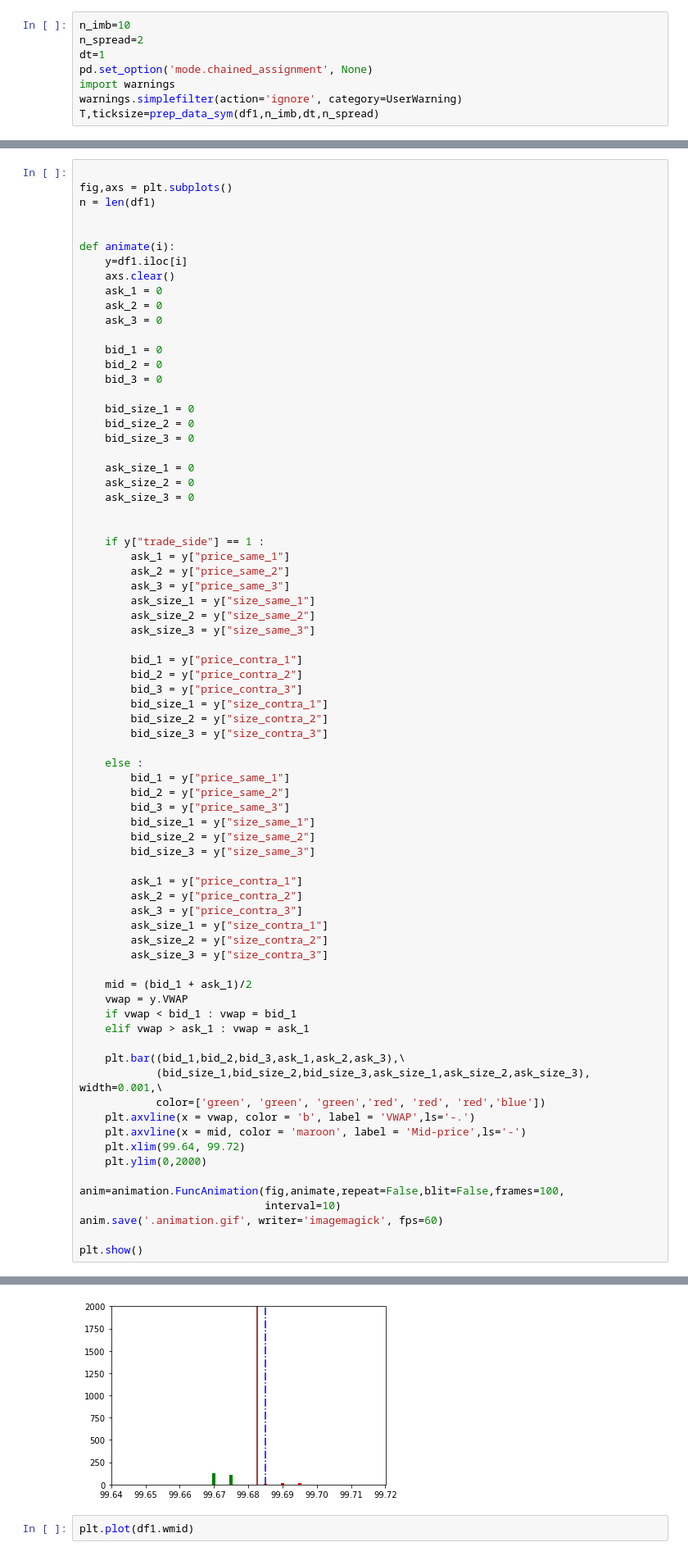
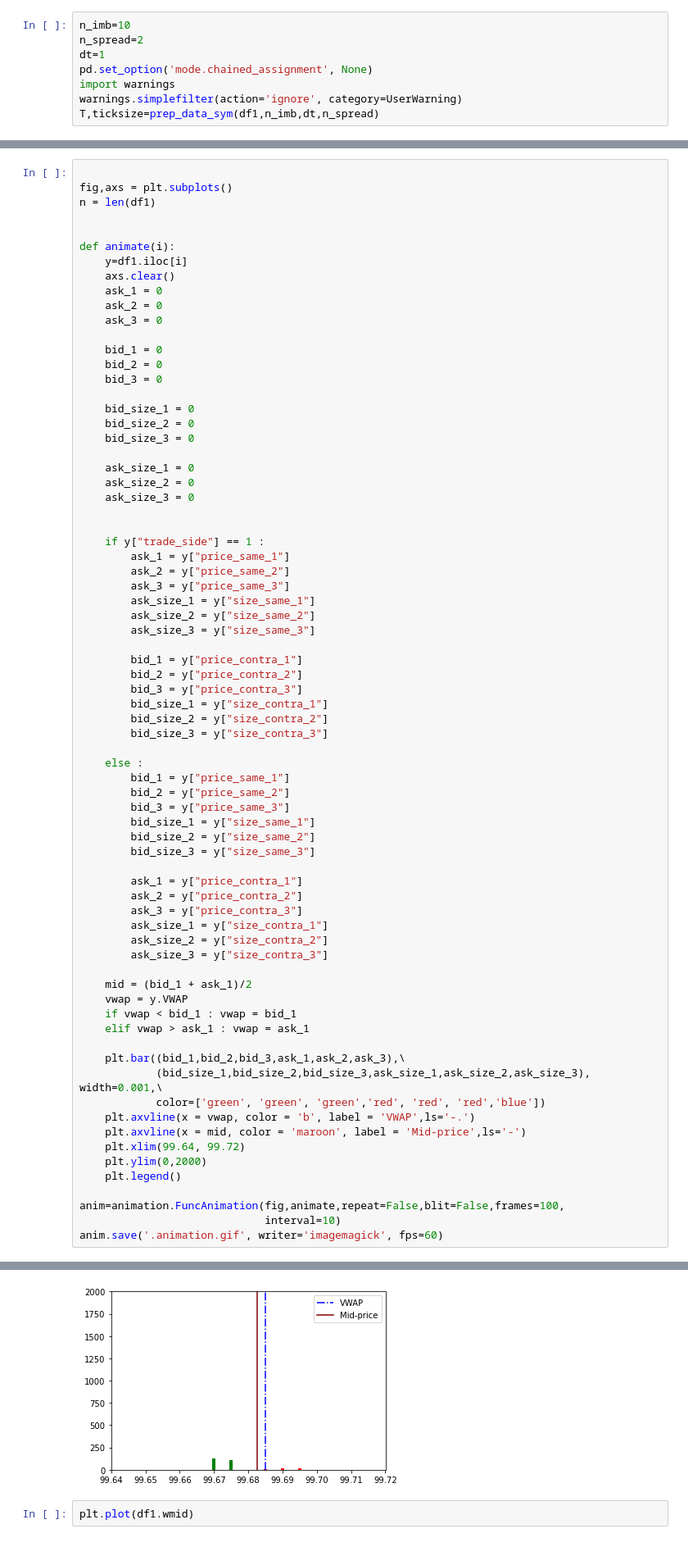
Before and after one commit to saranshss/MicroPrice, a Jupyter notebook: SR1_basic_saransh.ipynb, the cells around one changed output, grey strips where cells are left out. Shown at 82% size. Saved outputs shown, nothing was run; the diff lists cells and outputs as text.

```diff
--- a/SR1_basic_saransh.ipynb
+++ b/SR1_basic_saransh.ipynb
@@ -446,36 +446,35 @@ def animate(i):
         bid_3 = y["price_same_3"]
         bid_size_1 = y["size_same_1"]
         bid_size_2 = y["size_same_2"]
         bid_size_3 = y["size_same_3"]
 
         ask_1 = y["price_contra_1"]
         ask_2 = y["price_contra_2"]
         ask_3 = y["price_contra_3"]
         ask_size_1 = y["size_contra_1"]
         ask_size_2 = y["size_contra_2"]
         ask_size_3 = y["size_contra_3"]
 
     mid = (bid_1 + ask_1)/2
     vwap = y.VWAP
     if vwap < bid_1 : vwap = bid_1
     elif vwap > ask_1 : vwap = ask_1
 
     plt.bar((bid_1,bid_2,bid_3,ask_1,ask_2,ask_3),\
             (bid_size_1,bid_size_2,bid_size_3,ask_size_1,ask_size_2,ask_size_3), width=0.001,\
             color=['green', 'green', 'green','red', 'red', 'red','blue'])
     plt.axvline(x = vwap, color = 'b', label = 'VWAP',ls='-.')
     plt.axvline(x = mid, color = 'maroon', label = 'Mid-price',ls='-')
     plt.xlim(99.64, 99.72)
     plt.ylim(0,2000)
+    plt.legend()
 
 anim=animation.FuncAnimation(fig,animate,repeat=False,blit=False,frames=100,
                              interval=10)
 anim.save('.animation.gif', writer='imagemagick', fps=60)
-
-plt.show()
 # %% [output]
 MovieWriter imagemagick unavailable; using Pillow instead.
-[figure, old version]
+[figure, new version]
 # %%
 plt.plot(df1.wmid)
 # %% [output]
```
Also changed, not shown: parts of 1 cell of this notebook.
